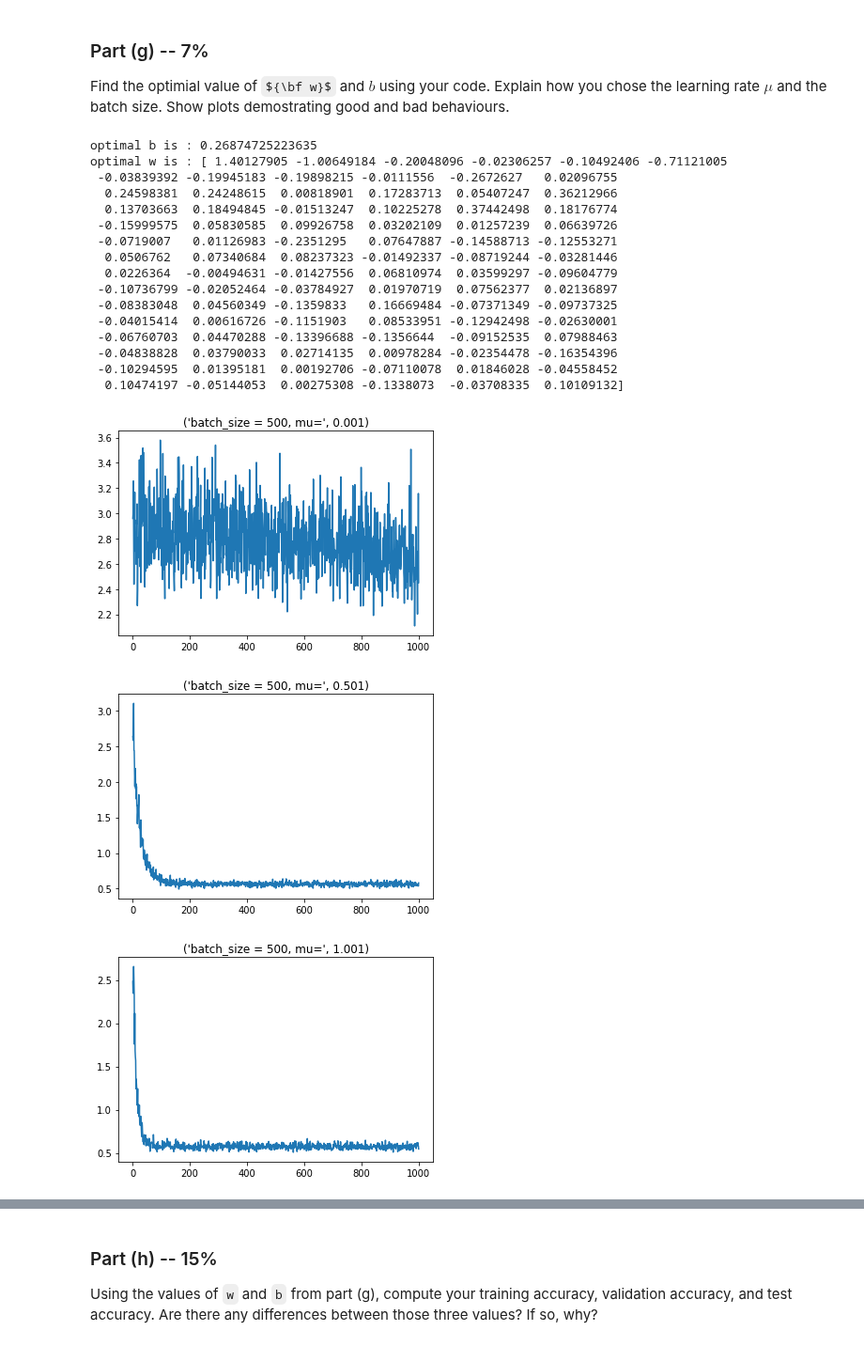
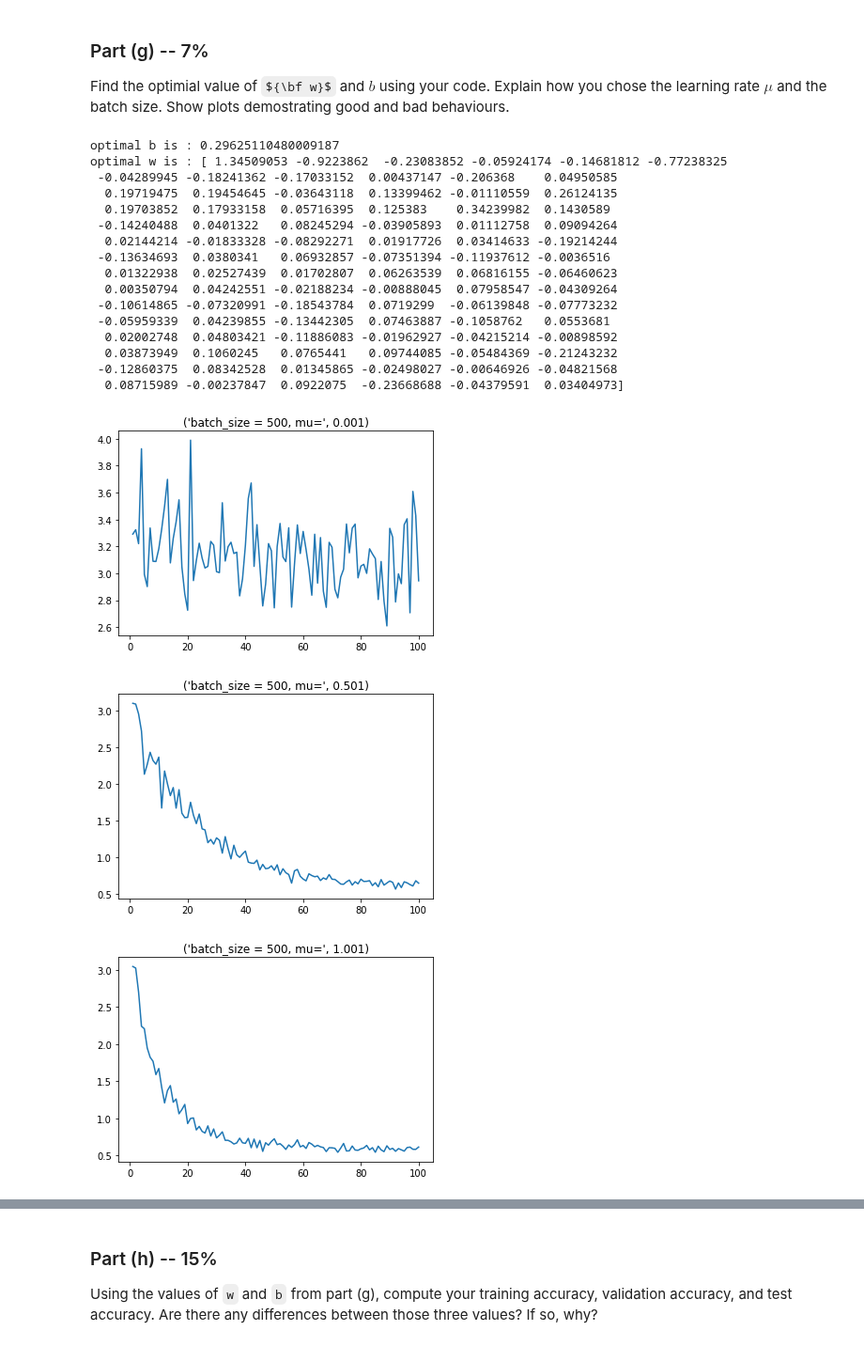
Before and after one commit to zivmo99/DeepLearning1, a Jupyter notebook: Assignment1.ipynb, the cells around one changed output, grey strips where cells are left out. Shown at 94% size. Saved outputs shown, nothing was run; the diff lists cells and outputs as text; code cells hidden in the pictures; some formulas as TeX source.

```diff
--- a/Assignment1.ipynb
+++ b/Assignment1.ipynb
@@ -411,13 +411,6 @@ def run_gradient_descent(w0, b0, train_norm_xs, train_ts, mu=0.1, batch_size=100
       b = b - mu*dldb
       dldw = retVal[0]
       w = w - mu*dldw
-      #dldwvec = np.ones(90,)
-      """
-      for i in range(w.size):
-        retVal = derivative_cost(X, y, t , i) # X y t
-        dldwvec[i] = retVal[0]
-        w[i] = w[i] - mu*dldwvec[i]
-      """
 
       # increment the iteration count
       iter += 1
@@ -476,58 +469,53 @@ When the mu is too big, each iteration we move in big steps towards the current
 Find the optimial value of ${\bf w}$ and $b$ using your code. Explain how you chose
 the learning rate $\mu$ and the batch size. Show plots demostrating good and bad behaviours.
 # %%
-# please wait 30 sec for runing
+# please wait 30 sec for running
 
 w0 = np.random.randn(90)
 b0 = np.random.randn(1)[0]
 
 
 
 for i in np.arange(0.001 , 2.001 , 0.5):
 
-  (w3 , b3 , val_cost_arr , iter_arr) = run_gradient_descent(w0 ,b0, train_norm_xs, train_ts, mu=i, batch_size=500, max_iters=1000)
+  (w3 , b3 , val_cost_arr , iter_arr) = run_gradient_descent(w0 ,b0, train_norm_xs, train_ts, mu=i, batch_size=500, max_iters=100)
 
   plt.figure()
   plt.plot(iter_arr , val_cost_arr  )
   titleStr = 'batch_size = 500, mu=',i
   plt.title(titleStr)
 
-for i in np.arange(5, 600, 150):
+for i in np.arange(5, 2000, 400):
 
-  (w3 , b3 , val_cost_arr , iter_arr ) = run_gradient_descent(w0 ,b0, train_norm_xs, train_ts, mu=1, batch_size=i, max_iters=1000)
+  (w3 , b3 , val_cost_arr , iter_arr ) = run_gradient_descent(w0 ,b0, train_norm_xs, train_ts, mu=1, batch_size=i, max_iters=int(50000/i))
 
   plt.figure()
   plt.plot(iter_arr , val_cost_arr  )
   titleStr = 'mu = 1, batch_size=',i
   plt.title(titleStr)
 
-(w3 , b3 , val_cost_arr , iter_arr ) = run_gradient_descent(w0 ,b0, train_norm_xs, train_ts, mu=1, batch_size=5000, max_iters=1000)
-plt.figure()
-plt.plot(iter_arr , val_cost_arr  )
-titleStr = 'mu = 1, batch_size=',5000
-plt.title(titleStr)
 
-(w , b , val_cost_arr , iter_arr) = run_gradient_descent(w0 ,b0, train_norm_xs, train_ts, mu=1, batch_size=455, max_iters=1000)
+(w , b , val_cost_arr , iter_arr) = run_gradient_descent(w0 ,b0, train_norm_xs, train_ts, mu=1, batch_size=405, max_iters=1000)
 print("optimal b is :", b)
 print("optimal w is :", w)
 # Write your code here
 # %% [output]
-optimal b is : 0.26874725223635
-optimal w is : [ 1.40127905 -1.00649184 -0.20048096 -0.02306257 -0.10492406 -0.71121005
- -0.03839392 -0.19945183 -0.19898215 -0.0111556  -0.2672627   0.02096755
-  0.24598381  0.24248615  0.00818901  0.17283713  0.05407247  0.36212966
-  0.13703663  0.18494845 -0.01513247  0.10225278  0.37442498  0.18176774
- -0.15999575  0.05830585  0.09926758  0.03202109  0.01257239  0.06639726
- -0.0719007   0.01126983 -0.2351295   0.07647887 -0.14588713 -0.12553271
-  0.0506762   0.07340684  0.08237323 -0.01492337 -0.08719244 -0.03281446
-  0.0226364  -0.00494631 -0.01427556  0.06810974  0.03599297 -0.09604779
- -0.10736799 -0.02052464 -0.03784927  0.01970719  0.07562377  0.02136897
- -0.08383048  0.04560349 -0.1359833   0.16669484 -0.07371349 -0.09737325
- -0.04015414  0.00616726 -0.1151903   0.08533951 -0.12942498 -0.02630001
- -0.06760703  0.04470288 -0.13396688 -0.1356644  -0.09152535  0.07988463
- -0.04838828  0.03790033  0.02714135  0.00978284 -0.02354478 -0.16354396
- -0.10294595  0.01395181  0.00192706 -0.07110078  0.01846028 -0.04558452
-  0.10474197 -0.05144053  0.00275308 -0.1338073  -0.03708335  0.10109132]
+optimal b is : 0.29625110480009187
+optimal w is : [ 1.34509053 -0.9223862  -0.23083852 -0.05924174 -0.14681812 -0.77238325
+ -0.04289945 -0.18241362 -0.17033152  0.00437147 -0.206368    0.04950585
+  0.19719475  0.19454645 -0.03643118  0.13399462 -0.01110559  0.26124135
+  0.19703852  0.17933158  0.05716395  0.125383    0.34239982  0.1430589
+ -0.14240488  0.0401322   0.08245294 -0.03905893  0.01112758  0.09094264
+  0.02144214 -0.01833328 -0.08292271  0.01917726  0.03414633 -0.19214244
+ -0.13634693  0.0380341   0.06932857 -0.07351394 -0.11937612 -0.0036516
+  0.01322938  0.02527439  0.01702807  0.06263539  0.06816155 -0.06460623
+  0.00350794  0.04242551 -0.02188234 -0.00888045  0.07958547 -0.04309264
+ -0.10614865 -0.07320991 -0.18543784  0.0719299  -0.06139848 -0.07773232
+ -0.05959339  0.04239855 -0.13442305  0.07463887 -0.1058762   0.0553681
+  0.02002748  0.04803421 -0.11886083 -0.01962927 -0.04215214 -0.00898592
+  0.03873949  0.1060245   0.0765441   0.09744085 -0.05484369 -0.21243232
+ -0.12860375  0.08342528  0.01345865 -0.02498027 -0.00646926 -0.04821568
+  0.08715989 -0.00237847  0.0922075  -0.23668688 -0.04379591  0.03404973]
-[figure, old version]
+[figure, new version]
-[figure, old version]
+[figure, new version]
-[figure, old version]
+[figure, new version]
```
Also changed, not shown: parts of 9 cells of this notebook.
